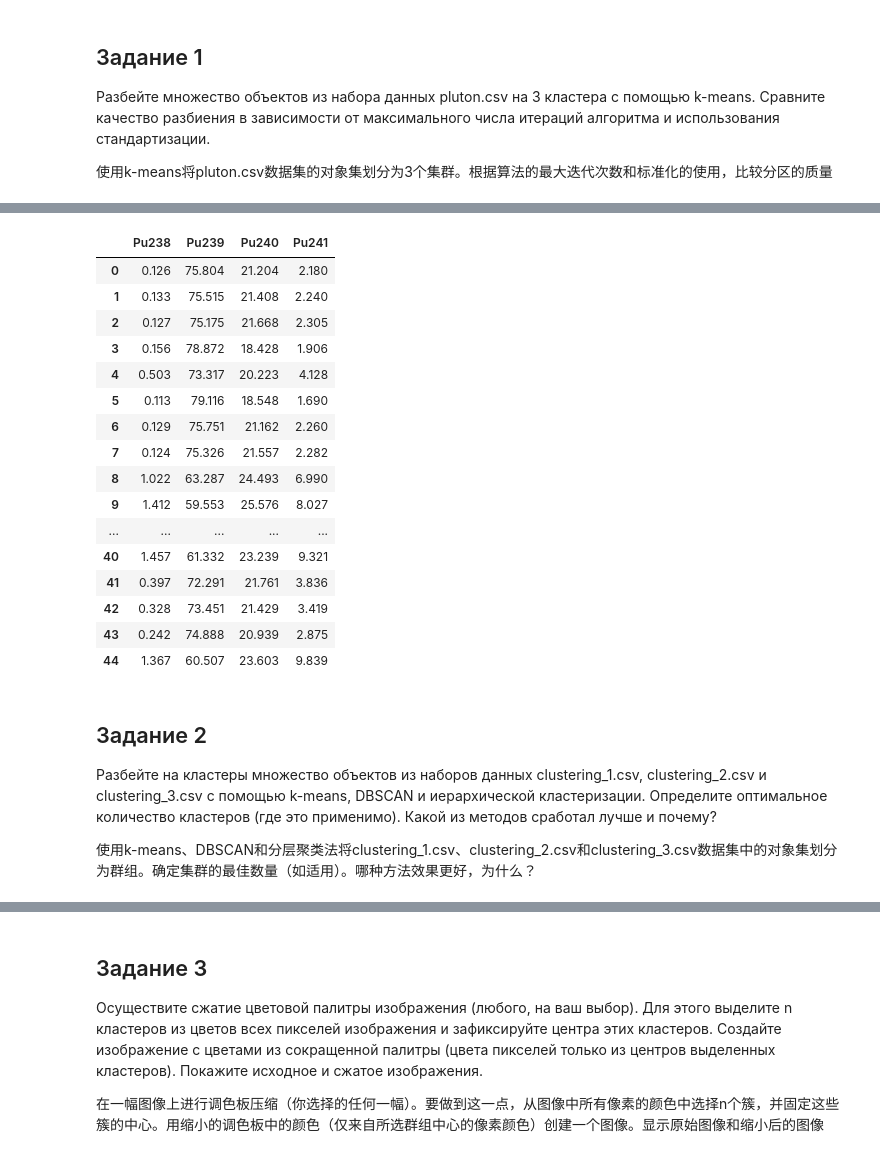
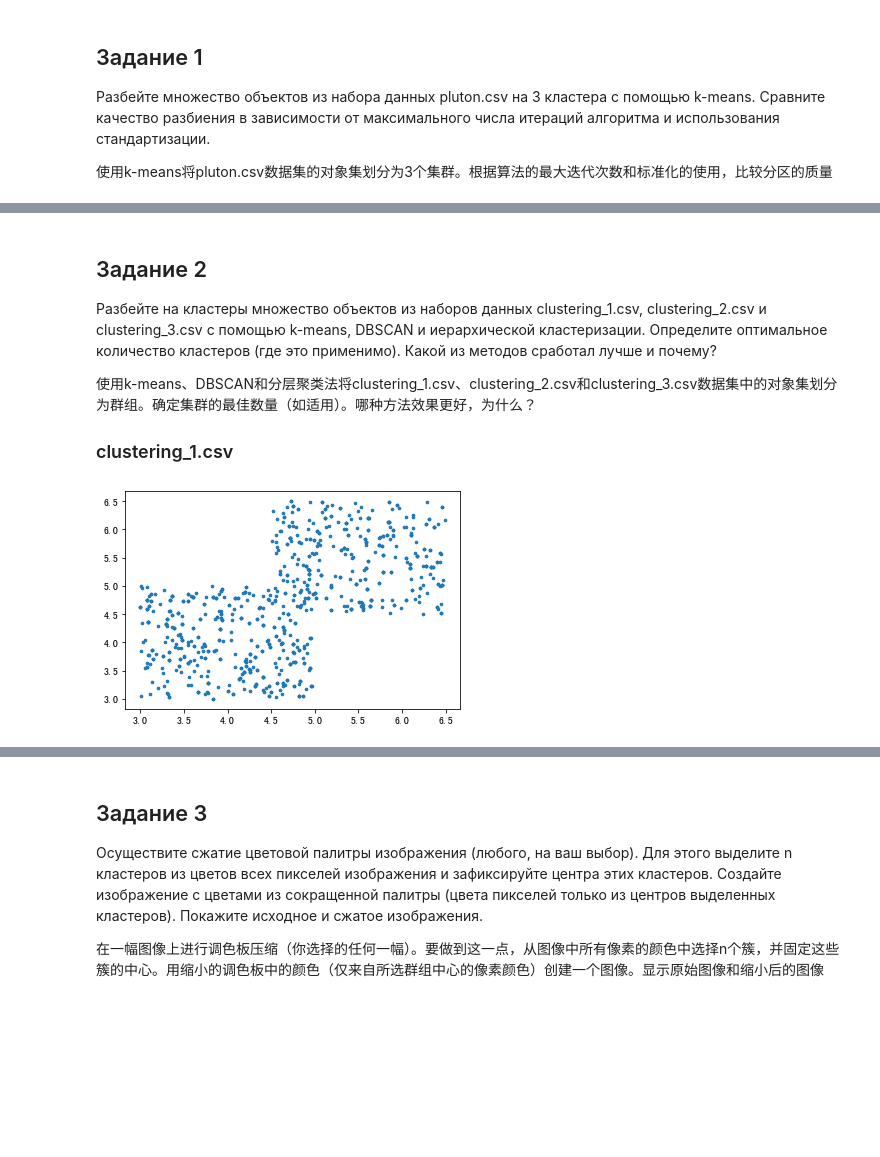
Before and after one commit to NekoSilverFox/Machine-learning, a Jupyter notebook: 125 - 聚类算法 - SPbSTU - lab3/lab3 - 聚类算法.ipynb, the cells around one changed output, grey strips where cells are left out. Saved outputs shown, nothing was run; the diff lists cells and outputs as text; code cells hidden in the pictures; blank space fills up the shorter version.

```diff
--- a/125 - 聚类算法 - SPbSTU - lab3/lab3 - 聚类算法.ipynb
+++ b/125 - 聚类算法 - SPbSTU - lab3/lab3 - 聚类算法.ipynb
@@ -9,33 +58,22 @@
+# %% [markdown]
+## Задание 2
+
+Разбейте на кластеры множество объектов из наборов данных clustering_1.csv, clustering_2.csv и clustering_3.csv с помощью k-means, DBSCAN и иерархической кластеризации. Определите оптимальное количество кластеров (где это применимо). Какой из методов сработал лучше и почему?
+
+使用k-means、DBSCAN和分层聚类法将clustering_1.csv、clustering_2.csv和clustering_3.csv数据集中的对象集划分为群组。确定集群的最佳数量（如适用）。哪种方法效果更好，为什么？
+
+### clustering_1.csv
 # %%
 import pandas as pd
+import numpy as np
 import matplotlib.pyplot as plt
-from sklearn.cluster import KMeans
-from sklearn.model_selection import train_test_split
+from sklearn.cluster import KMeans, DBSCAN, AgglomerativeClustering
 from sklearn.preprocessing import StandardScaler
 
-data = pd.read_csv(filepath_or_buffer='./pluton.csv')
-data
+
+data = pd.read_csv(filepath_or_buffer='./clustering_1.csv', sep='\t', names=['X1', 'X2'])
+plt.figure()
+plt.scatter(data['X1'], data['X2'], s=7)
+plt.show()
 # %% [output]
-|  | Pu238 | Pu239 | Pu240 | Pu241 |
-| 0 | 0.126 | 75.804 | 21.204 | 2.180 |
-| 1 | 0.133 | 75.515 | 21.408 | 2.240 |
-| 2 | 0.127 | 75.175 | 21.668 | 2.305 |
-| 3 | 0.156 | 78.872 | 18.428 | 1.906 |
-| 4 | 0.503 | 73.317 | 20.223 | 4.128 |
-| 5 | 0.113 | 79.116 | 18.548 | 1.690 |
-| 6 | 0.129 | 75.751 | 21.162 | 2.260 |
-| 7 | 0.124 | 75.326 | 21.557 | 2.282 |
-| 8 | 1.022 | 63.287 | 24.493 | 6.990 |
-| 9 | 1.412 | 59.553 | 25.576 | 8.027 |
-| ... | ... | ... | ... | ... |
-| 40 | 1.457 | 61.332 | 23.239 | 9.321 |
-| 41 | 0.397 | 72.291 | 21.761 | 3.836 |
-| 42 | 0.328 | 73.451 | 21.429 | 3.419 |
-| 43 | 0.242 | 74.888 | 20.939 | 2.875 |
-| 44 | 1.367 | 60.507 | 23.603 | 9.839 |
+[figure, added]
-# %% [markdown]
-## Задание 2
-
-Разбейте на кластеры множество объектов из наборов данных clustering_1.csv, clustering_2.csv и clustering_3.csv с помощью k-means, DBSCAN и иерархической кластеризации. Определите оптимальное количество кластеров (где это применимо). Какой из методов сработал лучше и почему?
-
-使用k-means、DBSCAN和分层聚类法将clustering_1.csv、clustering_2.csv和clustering_3.csv数据集中的对象集划分为群组。确定集群的最佳数量（如适用）。哪种方法效果更好，为什么？
```
Also changed, not shown: parts of 9 cells of this notebook, 1 other file.
